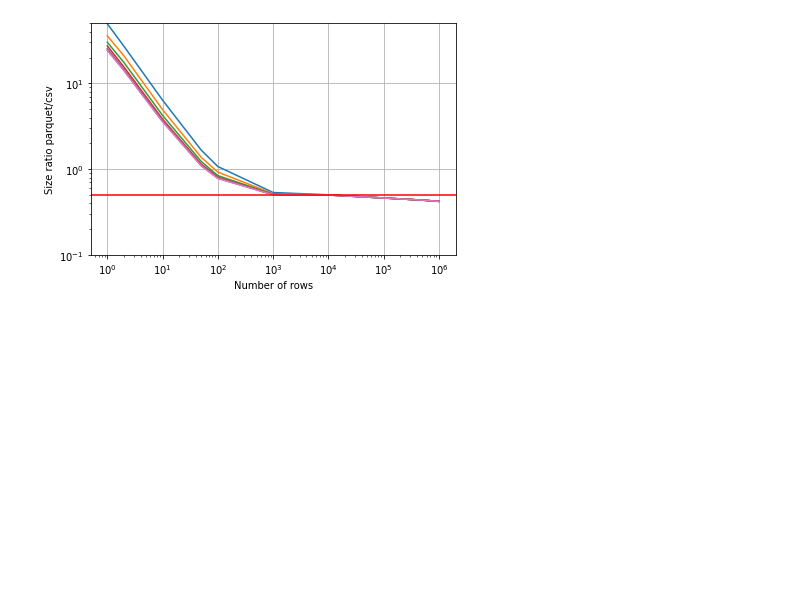
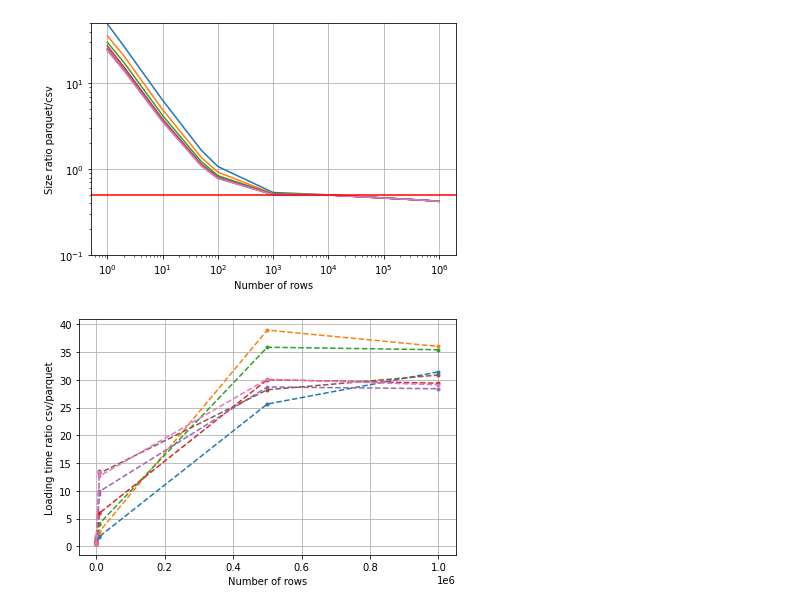
Before and after one commit to pbisaillon/csv_parquet, a Jupyter notebook: notebooks/generate.ipynb, the cells around one changed output. Saved outputs shown, nothing was run; the diff lists cells and outputs as text; code cells hidden in the pictures; blank space fills up the shorter version.

```diff
--- a/notebooks/generate.ipynb
+++ b/notebooks/generate.ipynb
@@ -69,0 +69,17 @@ load_csv(2, 10)
+# %%
+
+fig, ax = plt.subplots()
+for c in ncols:
+    ax.plot(nrows, speed_ratio[f'{c}'], '.--')
+
+ax.set_xlabel('Number of rows')
+ax.set_ylabel('Loading time ratio csv/parquet')
+#ax.set_xscale('log')
+#ax.set_yscale('log')
+#ax.set_ylim([0.1,50])
+ax.grid(True)
+
+fig.tight_layout()
+plt.show()
+# %% [output]
+[figure, added]
```
Also changed, not shown: parts of 3 cells of this notebook, 2 other files.
